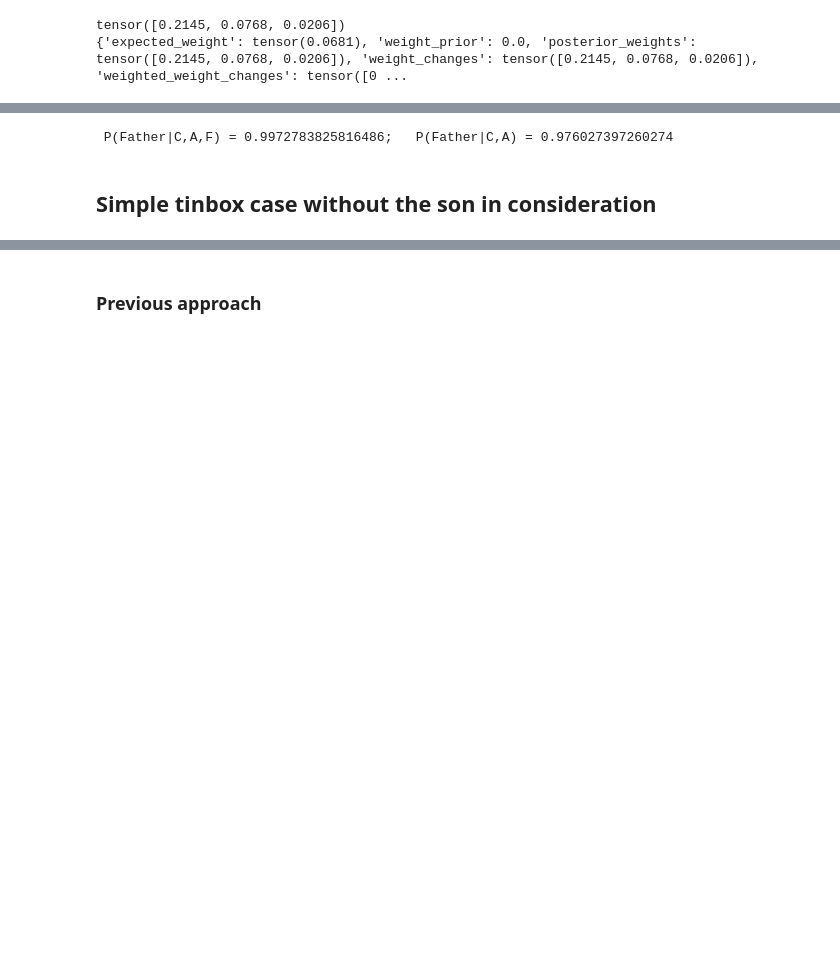
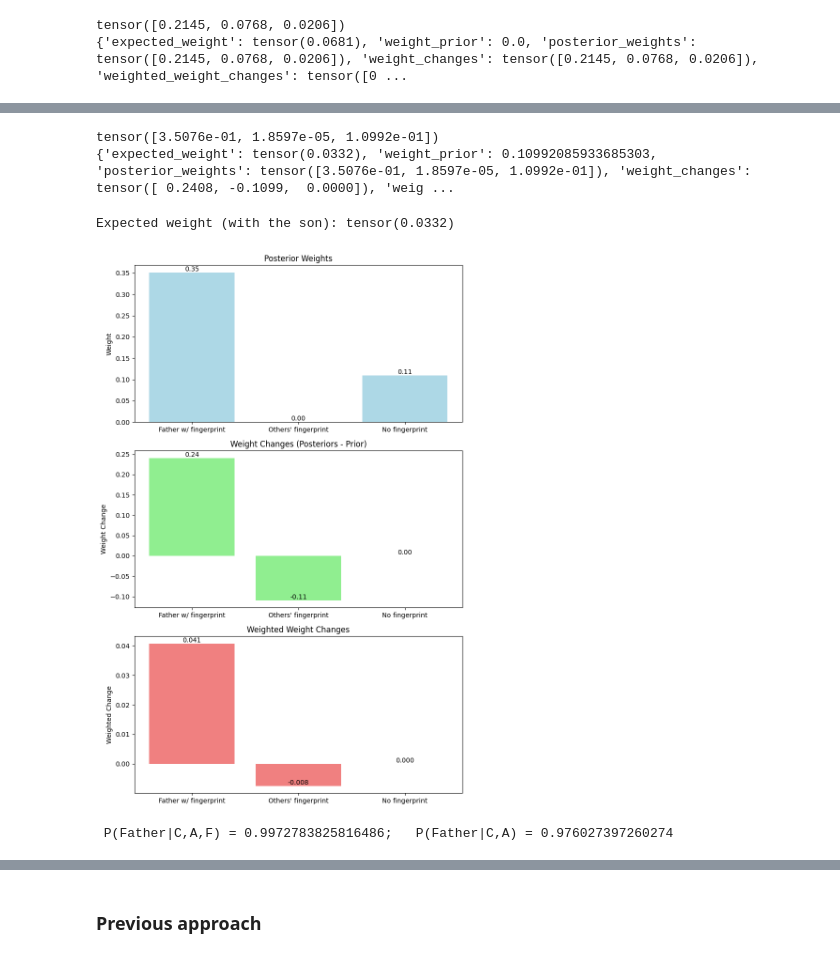
Before and after one commit to rfl-urbaniak/MRbook, a Jupyter notebook: weight-paper/scripts/nikodem_tinbox.ipynb, the cells around one changed output, grey strips where cells are left out. Drawn from its saved outputs; the diff is of its cells as text; code cells hidden in the pictures; blank space fills up the shorter version.

```diff
--- a/weight-paper/scripts/nikodem_tinbox.ipynb
+++ b/weight-paper/scripts/nikodem_tinbox.ipynb
@@ -130,3 +580,49 @@ tensor([0.2145, 0.0768, 0.0206])
+# %%
+expected_weights_with_son = expected_weight(
+    probs_of_evidence_with_son, father_prior_now,
+    [father_posterior_fathers_fingerprint, father_posterior_others_fingerprint,
+     father_posterior_no_fingerprint]
+     )
+
+print(expected_weights_with_son)
+# %% [output]
+tensor([3.5076e-01, 1.8597e-05, 1.0992e-01])
+{'expected_weight': tensor(0.0332), 'weight_prior': 0.10992085933685303, 'posterior_weights': tensor([3.5076e-01, 1.8597e-05, 1.0992e-01]), 'weight_changes': tensor([ 0.2408, -0.1099,  0.0000]), 'weig ...
+# %%
+
+posterior_weights = expected_weights_with_son["posterior_weights"]
+weight_changes = expected_weights_with_son["weight_changes"]
+weighted_weight_changes = expected_weights_with_son["weighted_weight_changes"]
+
+print('Expected weight (with the son):', expected_weights_with_son["expected_weight"])
+
+labels = ['Father w/ fingerprint', 'Others\' fingerprint', 'No fingerprint']
+
+fig, axs = plt.subplots(3, 1, figsize=(8, 12))
+
+axs[0].bar(labels, posterior_weights, color= 'lightblue')
+axs[0].set_title('Posterior Weights')
+axs[0].set_ylabel('Weight')
+for i, v in enumerate(posterior_weights):
+    axs[0].text(i, v, f"{v:.2f}", ha='center', va='bottom')
+
+axs[1].bar(labels, weight_changes, color='lightgreen')
+axs[1].set_title('Weight Changes (Posteriors - Prior)')
+axs[1].set_ylabel('Weight Change')
+for i, v in enumerate(weight_changes):
+    axs[1].text(i, v, f"{v:.2f}", ha='center', va='bottom')
+
+axs[2].bar(labels, weighted_weight_changes, color='lightcoral')
+axs[2].set_title('Weighted Weight Changes')
+axs[2].set_ylabel('Weighted Change')
+for i, v in enumerate(weighted_weight_changes):
+    axs[2].text(i, v, f"{v:.3f}", ha='center', va='bottom')
+
+plt.tight_layout()
+plt.show()
+# %% [output]
+Expected weight (with the son): tensor(0.0332)
+[figure, added]
 # %%
 # bayesian, analyticall approach
 
@@ -165,5 +661,3 @@ P_Father_given_C_A = (P_C_A_given_Father * P_Father) / P_C_A
 print(f" P(Father|C,A,F) = {P_Father_given_C_A_F};   P(Father|C,A) = {P_Father_given_C_A}")
 # %% [output]
  P(Father|C,A,F) = 0.9972783825816486;   P(Father|C,A) = 0.976027397260274
-# %% [markdown]
-## Simple tinbox case without the son in consideration
```
Also changed, not shown: parts of 30 cells of this notebook.
